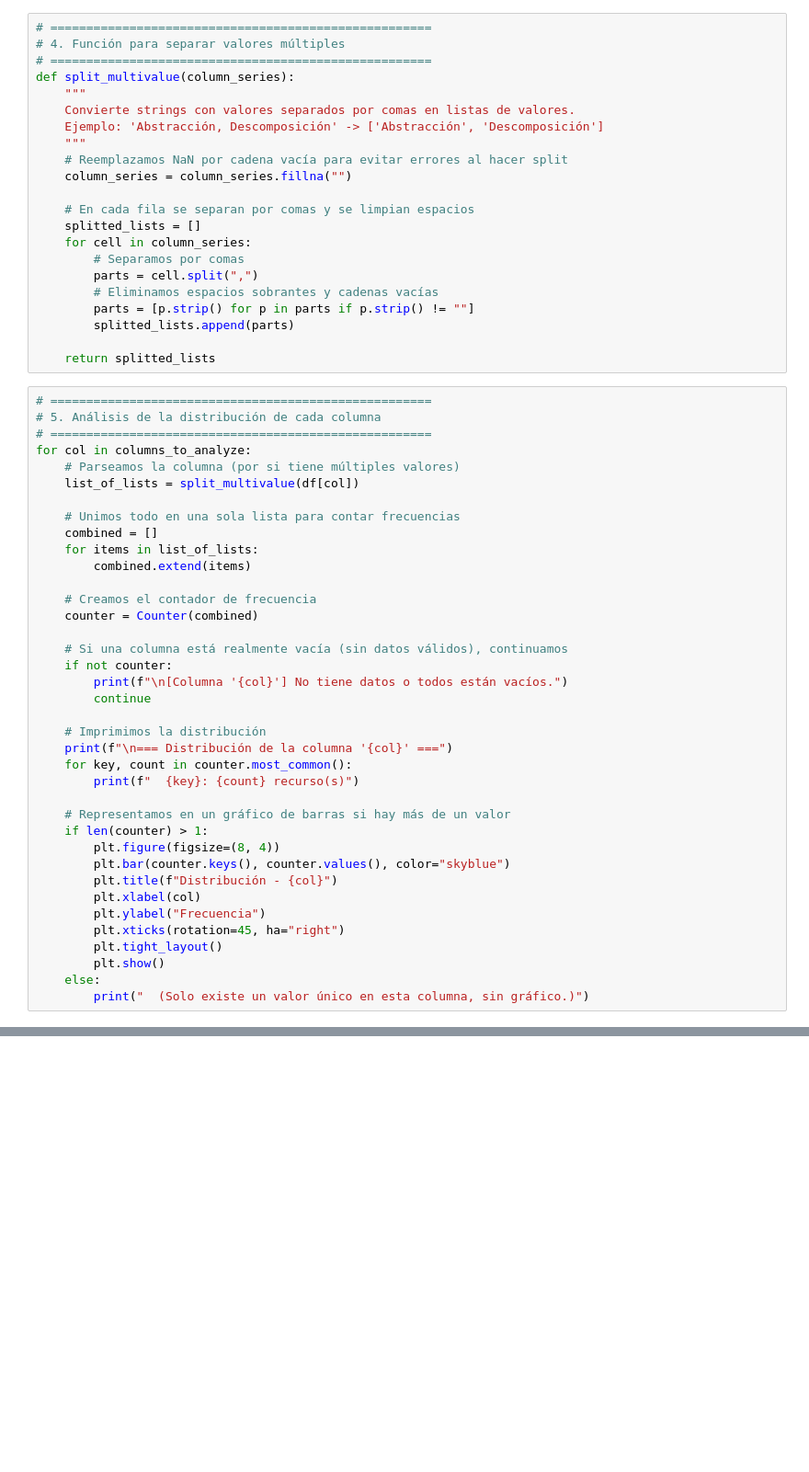
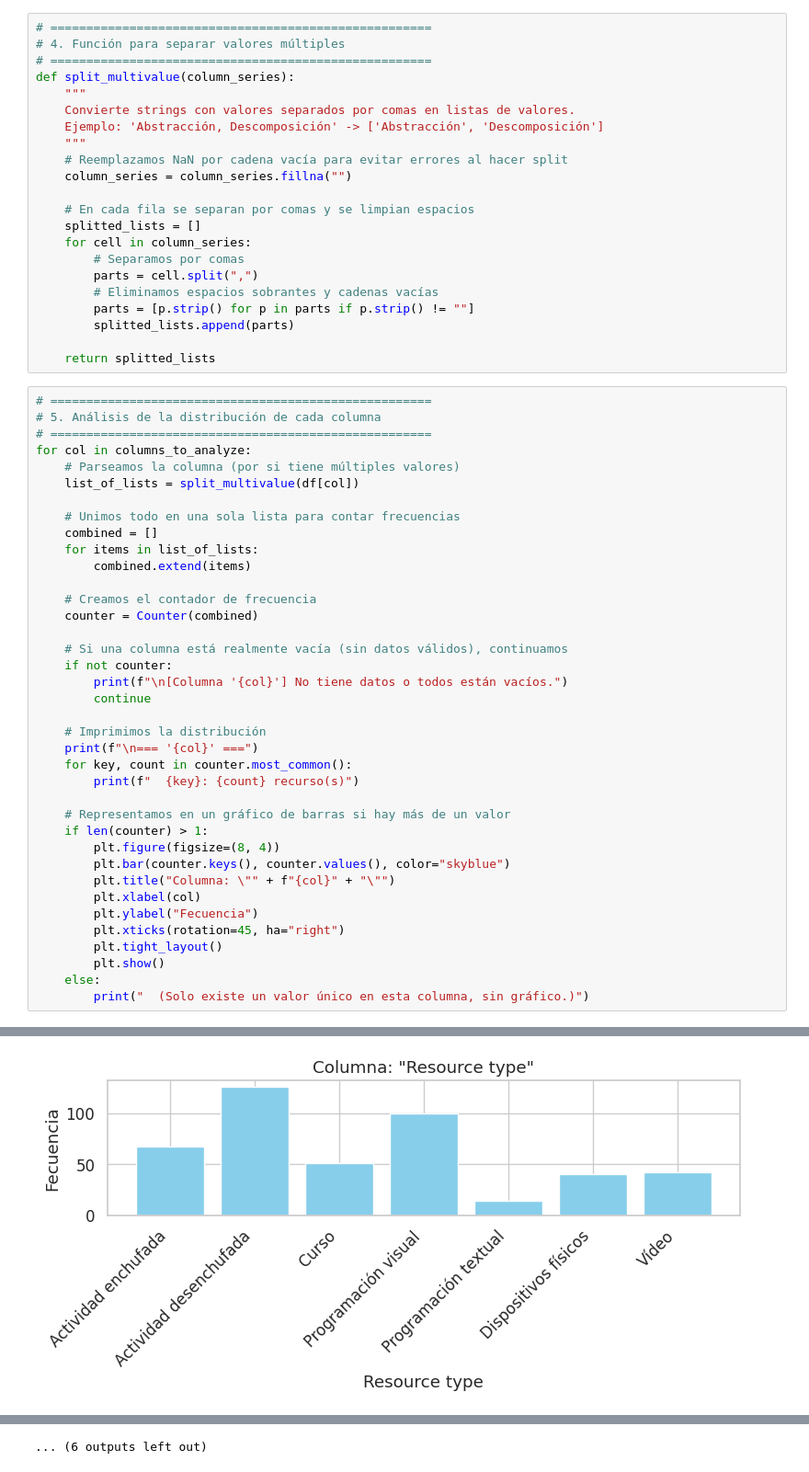
Before and after one commit to EstherMedinaQuintero/TFG-IA-Itinerarios, a Jupyter notebook: code/notebooks/recursos_estadisticas.ipynb, the cells around one changed output, grey strips where cells are left out. Shown at 92% size. Drawn from its saved outputs; the diff is of its cells as text; blank space fills up the shorter version.

Commit message:
Added plots

```diff
--- a/code/notebooks/recursos_estadisticas.ipynb
+++ b/code/notebooks/recursos_estadisticas.ipynb
@@ -90,7 +119,7 @@ for col in columns_to_analyze:
         continue
 
     # Imprimimos la distribución
-    print(f"\n=== Distribución de la columna '{col}' ===")
+    print(f"\n=== '{col}' ===")
     for key, count in counter.most_common():
         print(f"  {key}: {count} recurso(s)")
 
@@ -98,11 +127,12 @@ for col in columns_to_analyze:
     if len(counter) > 1:
         plt.figure(figsize=(8, 4))
         plt.bar(counter.keys(), counter.values(), color="skyblue")
-        plt.title(f"Distribución - {col}")
+        plt.title("Columna: \"" + f"{col}" + "\"")
         plt.xlabel(col)
-        plt.ylabel("Frecuencia")
+        plt.ylabel("Fecuencia")
         plt.xticks(rotation=45, ha="right")
         plt.tight_layout()
         plt.show()
     else:
         print("  (Solo existe un valor único en esta columna, sin gráfico.)")
+# %% [output]
@@ -108,0 +147 @@ for col in columns_to_analyze:
+[figure, added]
@@ -108,0 +201 @@ for col in columns_to_analyze:
+... (6 outputs left out)
```
Also changed, not shown: parts of 4 cells of this notebook, 9 other files.
